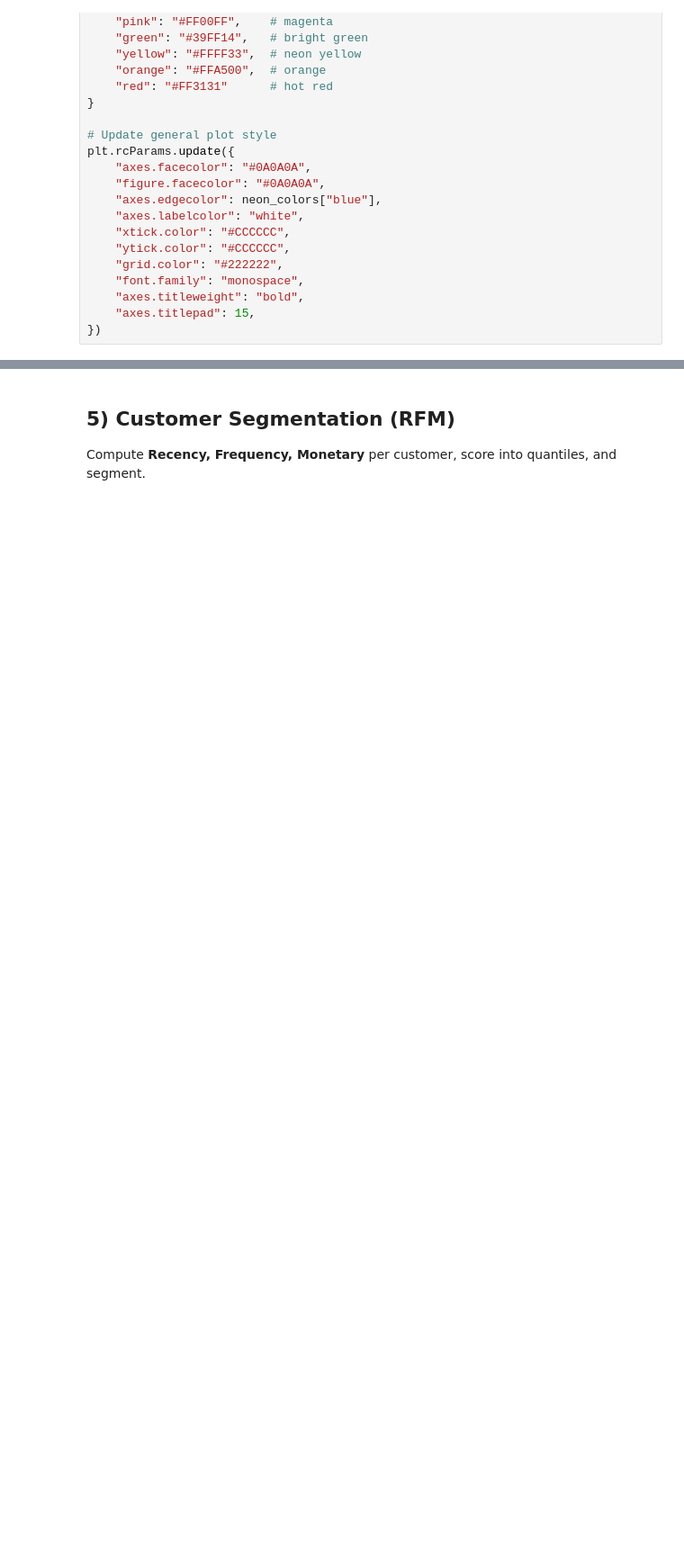
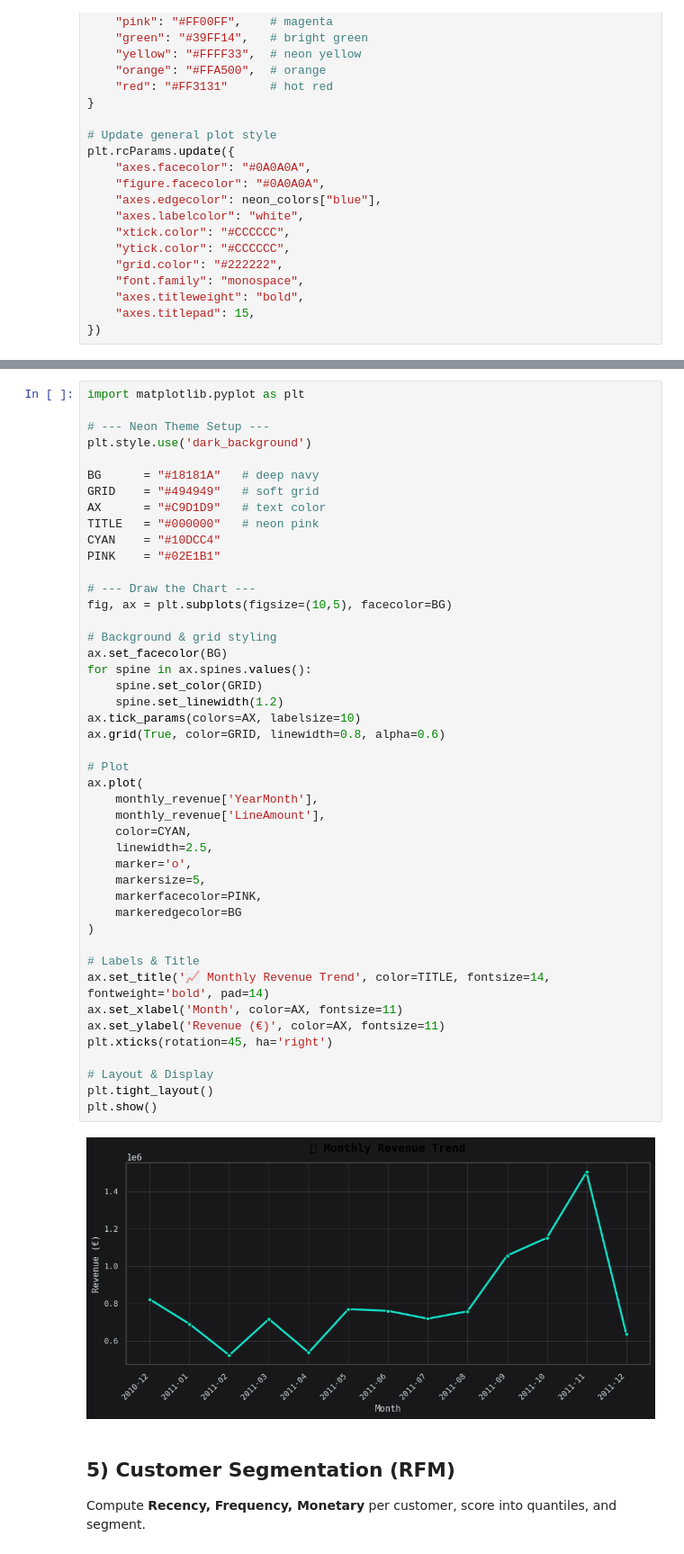
Before and after one commit to HuzeifKhan/Ecommerce-Finance-Analytics-Portfolio, a Jupyter notebook: 03_Analysis/ecommerce_analysis.ipynb, the cells around one changed output, grey strips where cells are left out. Shown at 90% size. Drawn from its saved outputs; the diff is of its cells as text; blank space fills up the shorter version.

```diff
--- a/03_Analysis/ecommerce_analysis.ipynb
+++ b/03_Analysis/ecommerce_analysis.ipynb
@@ -236,3 +189,50 @@ plt.show()
+# %%
+import matplotlib.pyplot as plt
+
+# --- Neon Theme Setup ---
+plt.style.use('dark_background')
+
+BG      = "#18181A"   # deep navy
+GRID    = "#494949"   # soft grid
+AX      = "#C9D1D9"   # text color
+TITLE   = "#000000"   # neon pink
+CYAN    = "#10DCC4"
+PINK    = "#02E1B1"
+
+# --- Draw the Chart ---
+fig, ax = plt.subplots(figsize=(10,5), facecolor=BG)
+
+# Background & grid styling
+ax.set_facecolor(BG)
+for spine in ax.spines.values():
+    spine.set_color(GRID)
+    spine.set_linewidth(1.2)
+ax.tick_params(colors=AX, labelsize=10)
+ax.grid(True, color=GRID, linewidth=0.8, alpha=0.6)
+
+# Plot
+ax.plot(
+    monthly_revenue['YearMonth'],
+    monthly_revenue['LineAmount'],
+    color=CYAN,
+    linewidth=2.5,
+    marker='o',
+    markersize=5,
+    markerfacecolor=PINK,
+    markeredgecolor=BG
+)
+
+# Labels & Title
+ax.set_title('📈 Monthly Revenue Trend', color=TITLE, fontsize=14, fontweight='bold', pad=14)
+ax.set_xlabel('Month', color=AX, fontsize=11)
+ax.set_ylabel('Revenue (€)', color=AX, fontsize=11)
+plt.xticks(rotation=45, ha='right')
+
+# Layout & Display
+plt.tight_layout()
+plt.show()
+# %% [output]
+[figure, added]
 # %% [markdown]
 ## 5) Customer Segmentation (RFM)
 Compute **Recency, Frequency, Monetary** per customer, score into quantiles, and segment.
```
Also changed, not shown: parts of 25 cells of this notebook, 3 other files.
